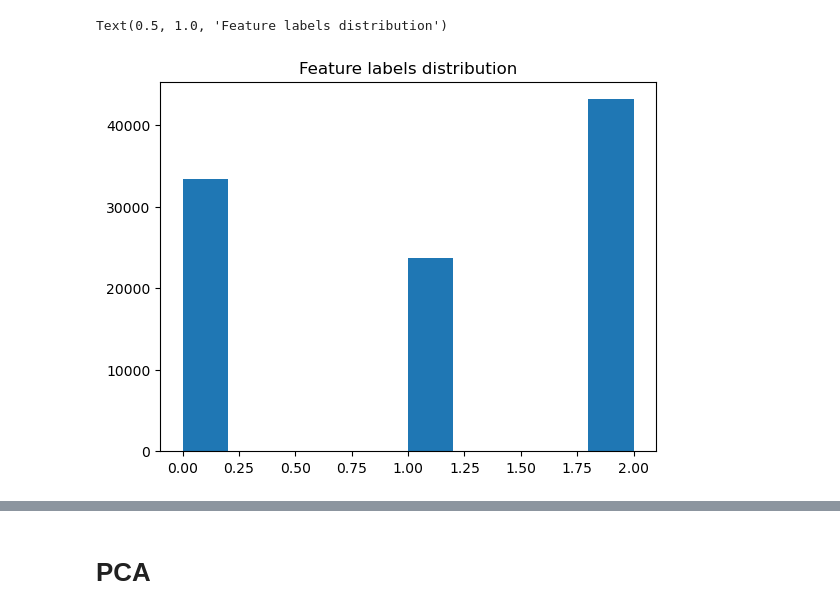
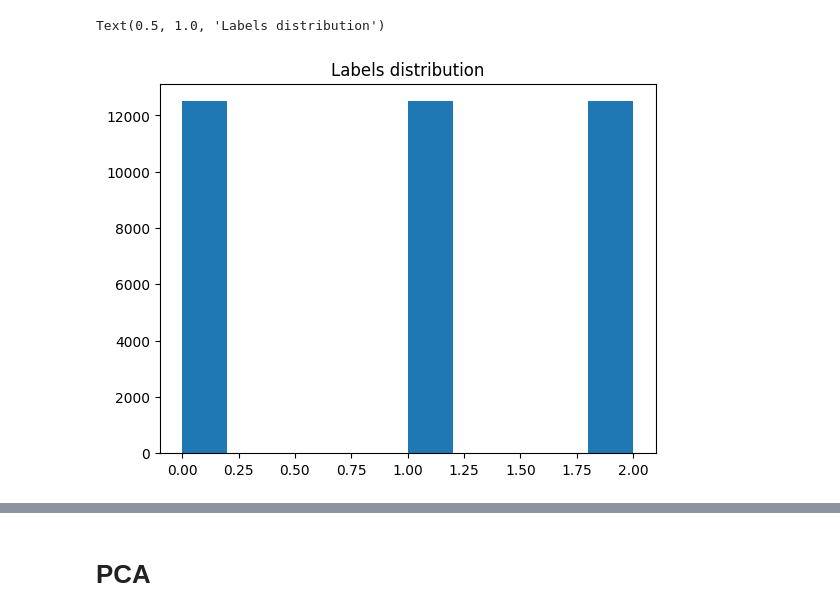
Before and after one commit to cuongpham24/ml_project, a Jupyter notebook: notebooks/eda/data_visualization.ipynb, the cells around one changed output, grey strips where cells are left out. Saved outputs shown, nothing was run; the diff lists cells and outputs as text; code cells hidden in the pictures.

```diff
--- a/notebooks/eda/data_visualization.ipynb
+++ b/notebooks/eda/data_visualization.ipynb
@@ -10,16 +12,18 @@ def load_emb_data(file_name):
     # extract the first array
     return dict_data['arr_0']
 
-feature_bert_vec = load_emb_data("feature_reduce_vec")
-feature_index = load_emb_data("feature_reduce_index")
-feature_label = load_emb_data("feature_reduce_label")
+# load dict of arrays
+title_vec = load_emb_data("combine_title")
+feature_vec = load_emb_data("combine_feature")
+label = load_emb_data("combine_label")
+index = load_emb_data("combine_index")
 
-title_bert_vec = load_emb_data("title_reduce_vec")
-title_index = load_emb_data("title_reduce_index")
-title_label = load_emb_data("title_reduce_label")
+# Inputs and target
+inputs = np.hstack([title_vec, feature_vec])
+targets = label
 # %%
-plt.hist(feature_label)
-plt.title("Feature labels distribution")
+plt.hist(label)
+plt.title("Labels distribution")
 # %% [output]
-Text(0.5, 1.0, 'Feature labels distribution')
+Text(0.5, 1.0, 'Labels distribution')
-[figure, old version]
+[figure, new version]
```
Also changed, not shown: parts of 11 cells of this notebook, 12 other files.
